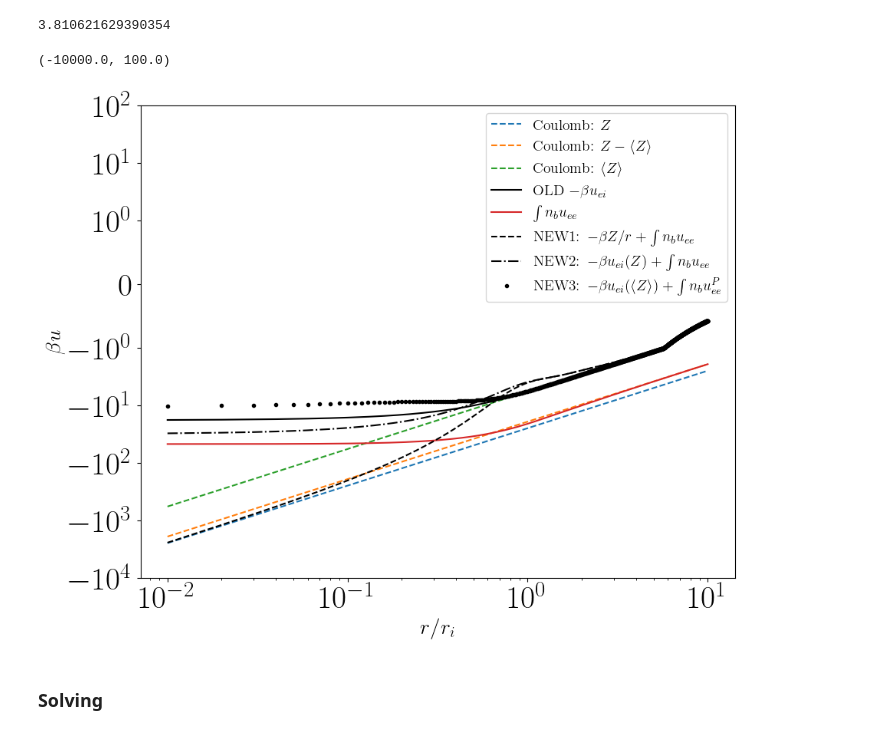
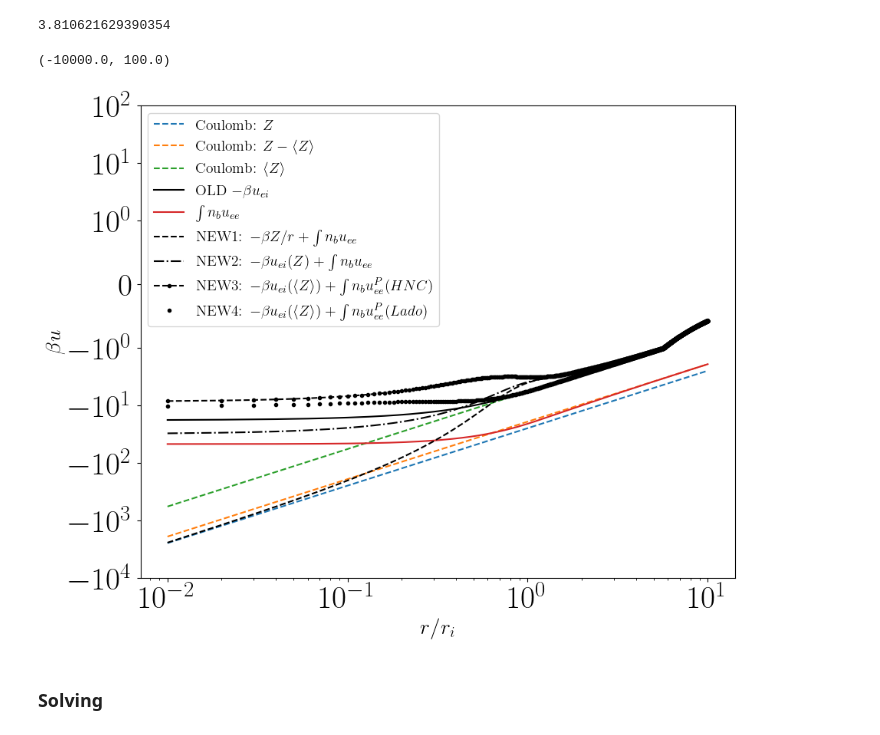
Before and after one commit to ZachAJohnson/hnc, a Jupyter notebook: TCCW/PIE_TCCW-atoMEC.ipynb, the cells around one changed output. Drawn from its saved outputs; the diff is of its cells as text; code cells hidden in the pictures.

Commit message:
more atoms

```diff
--- a/TCCW/PIE_TCCW-atoMEC.ipynb
+++ b/TCCW/PIE_TCCW-atoMEC.ipynb
@@ -179,27 +177,28 @@ new_δβuei(1, verbose=True, HNC_Pauli=False)
 # %%
 fig, ax = plt.subplots(figsize=(10,8))
 
 
 ax.plot(atom.hnc.r_array, -1/atom.hnc.Temp_matrix[0,1] * Z/(atom.hnc.r_array*atom.qsp.ri),'--', label=r'Coulomb: $ Z$')
 ax.plot(atom.hnc.r_array, -1/atom.hnc.Temp_matrix[0,1] * (Z-Zbar)/(atom.hnc.r_array*atom.qsp.ri),'--', label=r'Coulomb: $ Z-\langle Z \rangle$')
 ax.plot(atom.hnc.r_array, -1/atom.hnc.Temp_matrix[0,1] * Zbar/(atom.hnc.r_array*atom.qsp.ri),'--', label=r'Coulomb: $\langle Z \rangle$')
 ax.plot(atom.hnc.r_array, atom.hnc.βu_r_matrix[0,1], 'k-',label=r'OLD $-\beta u_{ei}$')
 ax.plot(atom.hnc.r_array, -δβuei, label=r' $\int n_b u_{ee}$ ')
 ax.plot(atom.hnc.r_array, -1/atom.hnc.Temp_matrix[0,1]* Z/(atom.hnc.r_array*atom.qsp.ri) + δβuei,'k--' , label=r' NEW1: $-\beta Z/r + \int n_b u_{ee}$ ')
 ax.plot(atom.hnc.r_array,  Z/Zbar*atom.hnc.βu_r_matrix[0,1] + δβuei,'k-.' , label=r' NEW2: $-\beta u_{ei}(Z) + \int n_b u_{ee}$ ')
-ax.plot(atom.hnc.r_array,  atom.hnc.βu_r_matrix[0,1] + δβuei_Pauli_Lado,'k.' , label=r' NEW3: $-\beta u_{ei}(\langle Z \rangle) + \int n_b u^P_{ee}$ ')
+ax.plot(atom.hnc.r_array,  atom.hnc.βu_r_matrix[0,1] + δβuei_Pauli_HNC,'k--.' , label=r' NEW3: $-\beta u_{ei}(\langle Z \rangle) + \int n_b u^P_{ee}(HNC)$ ')
+ax.plot(atom.hnc.r_array,  atom.hnc.βu_r_matrix[0,1] + δβuei_Pauli_Lado,'k.' , label=r' NEW4: $-\beta u_{ei}(\langle Z \rangle) + \int n_b u^P_{ee}(Lado)$ ')
 
 ax.legend(fontsize=14)
 ax.set_yscale('symlog', linthresh=1)
 ax.set_xscale('log')
 
 ax.set_ylabel(r"$\beta u$", fontsize=20)
 ax.set_xlabel(r"$r/r_i$", fontsize=20)
 
 ax.set_ylim(-1e4,1e2)
 # %% [output]
 (-10000.0, 100.0)
-[figure, old version]
+[figure, new version]
 # %% [markdown]
 ### Solving
 # %%
```
Also changed, not shown: parts of 17 cells of this notebook, 10 other files.
